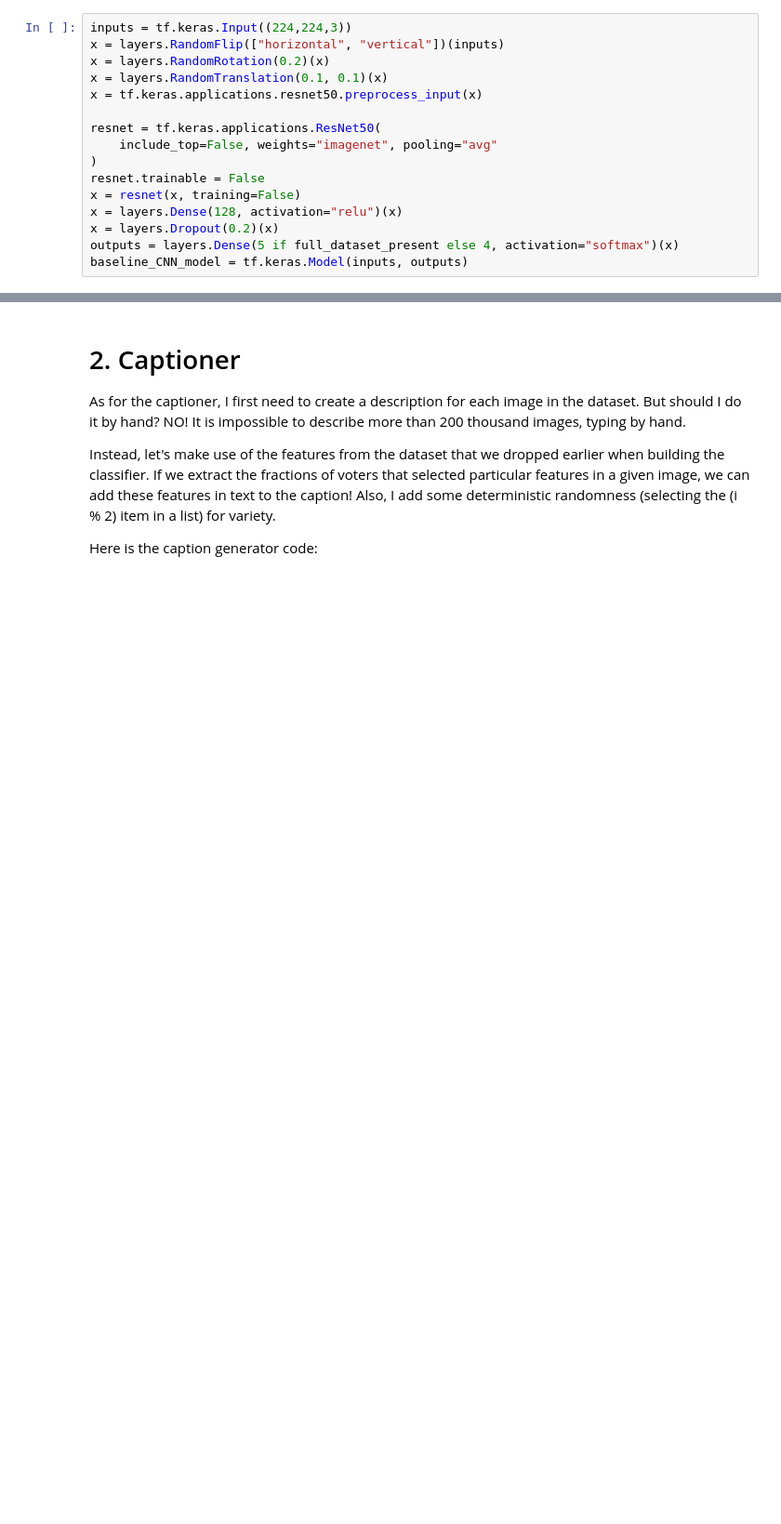
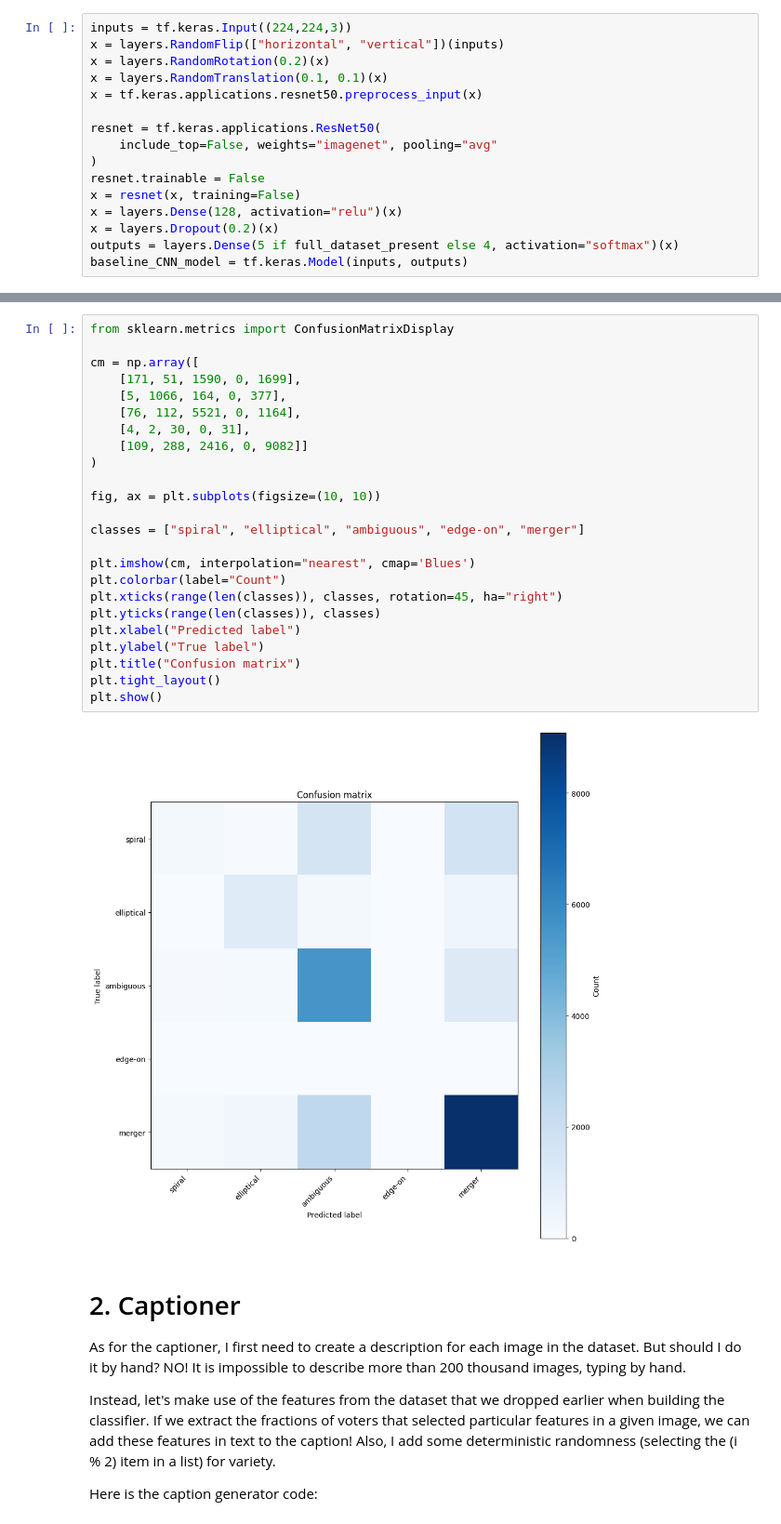
Before and after one commit to LevIgnatev/galaxy_morphology, a Jupyter notebook: notebooks/03_baselines.ipynb, the cells around one changed output, grey strips where cells are left out. Shown: that part at 93% size. Saved outputs shown, nothing was run; the diff lists cells and outputs as text; blank space fills up the shorter version.

```diff
--- a/notebooks/03_baselines.ipynb
+++ b/notebooks/03_baselines.ipynb
@@ -246,3 +263,29 @@ The heat maps show that the classifier is working well, highlighting the galaxy
+# %%
+from sklearn.metrics import ConfusionMatrixDisplay
+
+cm = np.array([
+    [171, 51, 1590, 0, 1699],
+    [5, 1066, 164, 0, 377],
+    [76, 112, 5521, 0, 1164],
+    [4, 2, 30, 0, 31],
+    [109, 288, 2416, 0, 9082]]
+)
+
+fig, ax = plt.subplots(figsize=(10, 10))
+
+classes = ["spiral", "elliptical", "ambiguous", "edge-on", "merger"]
+
+plt.imshow(cm, interpolation="nearest", cmap='Blues')
+plt.colorbar(label="Count")
+plt.xticks(range(len(classes)), classes, rotation=45, ha="right")
+plt.yticks(range(len(classes)), classes)
+plt.xlabel("Predicted label")
+plt.ylabel("True label")
+plt.title("Confusion matrix")
+plt.tight_layout()
+plt.show()
+# %% [output]
+[figure, added]
 # %% [markdown]
 # 2. Captioner
 
```
Also changed, not shown: parts of 9 cells of this notebook, 1 other file.
